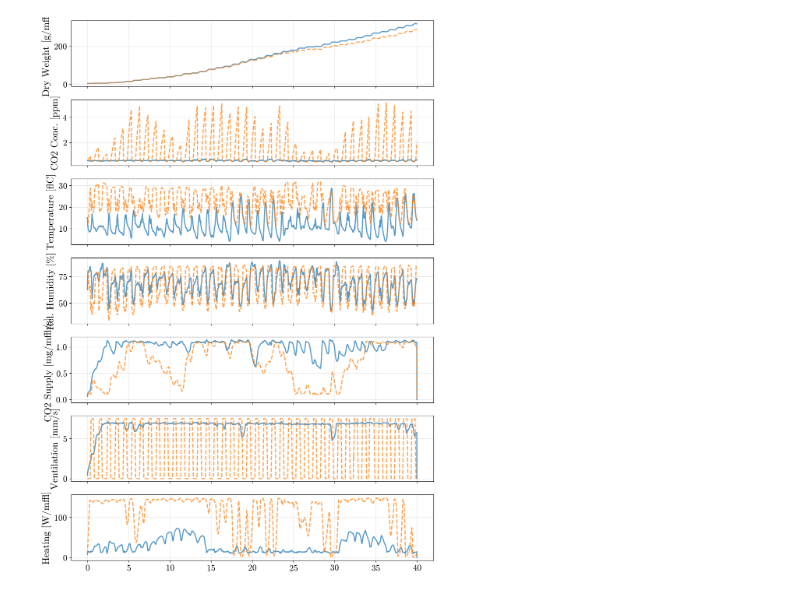
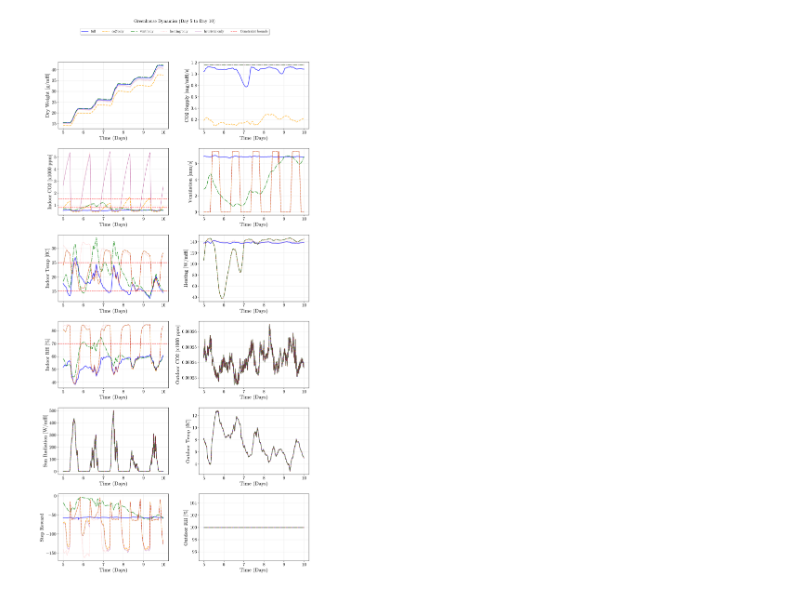
Before and after one commit to DylanHughes02/LettuceGreenhouse, a Jupyter notebook: aml_project/experiments/SACtest.ipynb, the cells around one changed output. Drawn from its saved outputs; the diff is of its cells as text; code cells hidden in the pictures.

Commit message:
Ablated function

```diff
--- a/aml_project/experiments/SACtest.ipynb
+++ b/aml_project/experiments/SACtest.ipynb
@@ -163,19 +185,18 @@ heuristic_only          1454.282227  2.015995   372.855329         1079.410903
 # %%
 import matplotlib.pyplot as plt
 import numpy as np
+from aml_project.common.helper_functions import weather2ppmrh
 
 def plot_all_runs_comparison(results_dict, start_day=0, end_day=None, total_days=40):
     """
-    Plots the trajectories of multiple runs on the same figure.
+    Plots the trajectories, actions, weather, and rewards of multiple runs.
     """
-    # Extract the 'y' array from the first run to get the total number of steps (N)
     first_key = list(results_dict.keys())[0]
     sample_y = results_dict[first_key]["y"]
 
-    N = sample_y.shape[1] # Total steps in the simulation
+    N = sample_y.shape[1]
     steps_per_day = N / total_days
 
-    # Determine the slice indices
     idx_start = int(start_day * steps_per_day)
     if end_day is None:
         idx_end = N
@@ -183,58 +204,71 @@ def plot_all_runs_comparison(results_dict, start_day=0, end_day=None, total_days
     else:
         idx_end = int(end_day * steps_per_day)
 
-    # Create time arrays in days
     t = np.linspace(start_day, end_day, idx_end - idx_start)
 
-    # Set up a 7-row subplot grid (4 states + 3 actions)
-    fig, axes = plt.subplots(7, 1, figsize=(12, 18), sharex=True)
+    fig, axes = plt.subplots(6, 2, figsize=(14, 28))
 
-    state_labels = ['Dry Weight [g/m²]', 'CO2 Conc. [ppm]', 'Temperature [°C]', 'Rel. Humidity [%]']
-    action_labels = ['CO2 Supply [mg/m²/s]', 'Ventilation [mm/s]', 'Heating [W/m²]']
+    labels_left = ['Dry Weight [g/m²]', 'Indoor CO2 [x1000 ppm]', 'Indoor Temp [°C]', 'Indoor RH [%]', 'Sun Radiation [W/m²]', 'Step Reward']
+    labels_right = ['CO2 Supply [mg/m²/s]', 'Ventilation [mm/s]', 'Heating [W/m²]', 'Outdoor CO2 [x1000 ppm]', 'Outdoor Temp [°C]', 'Outdoor RH [%]']
 
-    # Use distinct colors and linestyles to maintain readability when lines overlap
-    colors = ['#1f77b4', '#ff7f0e', '#2ca02c', '#d62728', '#9467bd']
+    colors = ["blue", "orange", "green", "red", "purple"]
     line_styles = ['-', '--', '-.', ':', '-']
 
     for i, (run_name, data) in enumerate(results_dict.items()):
-        y = data['y']  # Measurement states
-        u = data['u']  # Control actions
+        y, u, r, d_raw = data['y'], data['u'], data['r'], data['d']
+
+        try:
+            d_conv = weather2ppmrh(d_raw.T).T
+            d_conv[1] = d_conv[1] * 1e-3
+        except Exception:
+            d_conv = d_raw
 
         c = colors[i % len(colors)]
         ls = line_styles[i % len(line_styles)]
 
-        # 1. Plot the 4 States
+        # Reduce visual dominance of red and purple so they don't hide the others
+        lw = 1.0 if c in ["red", "purple"] else 2.0
+        al = 0.5 if c in ["red", "purple"] else 0.8
+
+        # Left Column
         for j in range(4):
-            axes[j].plot(t, y[j, idx_start:idx_end],
-                         label=run_name, color=c, linestyle=ls, alpha=0.75, linewidth=2)
-            axes[j].set_ylabel(state_labels[j])
-            axes[j].grid(True, alpha=0.3)
+            axes[j, 0].plot(t, y[j, idx_start:idx_end], label=run_name, color=c, linestyle=ls, alpha=al, linewidth=lw)
 
-        # 2. Plot the 3 Actions
+        axes[4, 0].plot(t, d_conv[0, idx_start:idx_end], label=run_name, color=c, linestyle=ls, alpha=al, linewidth=lw)
+        axes[5, 0].plot(t, r[idx_start:idx_end], label=run_name, color=c, linestyle=ls, alpha=al, linewidth=lw)
+
+        # Right Column
         for j in range(3):
-            axes[4+j].plot(t, u[j, idx_start:idx_end],
-                           label=run_name, color=c, linestyle=ls, alpha=0.75, linewidth=2)
-            axes[4+j].set_ylabel(action_labels[j])
-            axes[4+j].grid(True, alpha=0.3)
+            axes[j, 1].plot(t, u[j, idx_start:idx_end], label=run_name, color=c, linestyle=ls, alpha=al, linewidth=lw)
 
-    # Format the x-axis and add the shared legend
-    axes[-1].set_xlabel("Time (Days)")
+        axes[3, 1].plot(t, d_conv[1, idx_start:idx_end], label=run_name, color=c, linestyle=ls, alpha=al, linewidth=lw)
+        axes[4, 1].plot(t, d_conv[2, idx_start:idx_end], label=run_name, color=c, linestyle=ls, alpha=al, linewidth=lw)
+        axes[5, 1].plot(t, d_conv[3, idx_start:idx_end], label=run_name, color=c, linestyle=ls, alpha=al, linewidth=lw)
 
-    # Place legend at the top, spread across columns
-    axes[0].legend(loc='lower center', bbox_to_anchor=(0.5, 1.05),
-                   ncol=len(results_dict), fancybox=True, shadow=True)
+    # Formatting & Constraints
+    for j in range(6):
+        axes[j, 0].set_ylabel(labels_left[j])
+        axes[j, 0].grid(True, alpha=0.3)
+        axes[j, 1].set_ylabel(labels_right[j])
+        axes[j, 1].grid(True, alpha=0.3)
 
-    plt.suptitle(f"Trajectory Comparison (Day {start_day} to Day {end_day})", y=0.92, fontsize=14, weight='bold')
+    axes[1, 0].axhline(y=1.5, color='red', linestyle='--', linewidth=1.5, alpha=0.8, label='Constraint bounds')
+    axes[1, 0].axhline(y=0.8, color='red', linestyle='--', linewidth=1.5, alpha=0.8)
+    axes[2, 0].axhline(y=25, color='red', linestyle='--', linewidth=1.5, alpha=0.8)
+    axes[2, 0].axhline(y=15, color='red', linestyle='--', linewidth=1.5, alpha=0.8)
+    axes[3, 0].axhline(y=70, color='red', linestyle='--', linewidth=1.5, alpha=0.8)
 
-    # Adjust layout to prevent clipping
-    plt.tight_layout(rect=[0, 0, 1, 0.92])
+    for ax in axes.flat:
+        ax.set_xlabel("Time (Days)")
+        ax.tick_params(labelbottom=True)
+
+    handles, labels = axes[1, 0].get_legend_handles_labels()
+    fig.legend(handles, labels, loc='lower center', bbox_to_anchor=(0.5, 0.96),
+               ncol=len(results_dict) + 1, fancybox=True, shadow=True, fontsize=12)
+
+    plt.suptitle(f"Greenhouse Dynamics (Day {start_day} to Day {end_day})", y=0.99, fontsize=16, weight='bold')
+    plt.tight_layout(rect=[0, 0, 1, 0.95])
     plt.show()
 
-# --- EXAMPLES OF HOW TO USE IT ---
-
-# 1. Plot the entire 40-day run
-plot_all_runs_comparison(results, start_day=0, end_day=40)
-
-# 2. Plot a zoomed-in window (e.g., just the first 5 days)
-# plot_all_runs_comparison(results, start_day=0, end_day=5)
+plot_all_runs_comparison(results, start_day=5, end_day=10)
 # %% [output]
@@ -242 +275 @@ ValueError: x and y must have same first dimension, but have shapes (3840,) and
-[figure, old version]
+[figure, new version]
```
Also changed, not shown: parts of 3 cells of this notebook.
